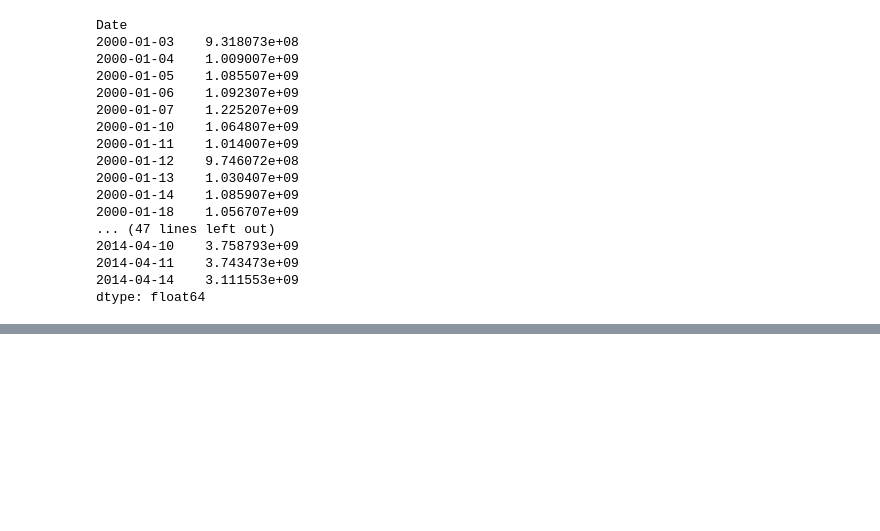
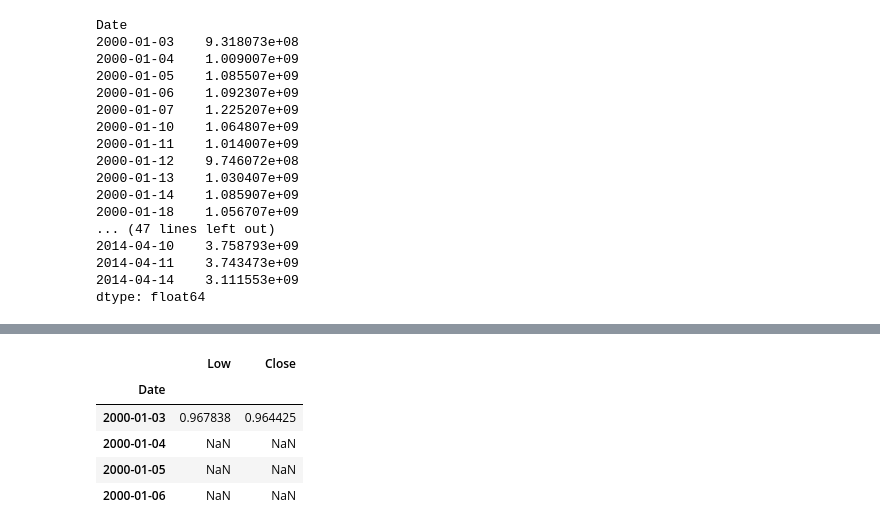
Before and after one commit to nilavghosh/OMSCS, a Jupyter notebook: PythonNoteBooks/Python for Finance - Plotting data.ipynb, the cells around one changed output, grey strips where cells are left out. Drawn from its saved outputs; the diff is of its cells as text; code cells hidden in the pictures; blank space fills up the shorter version.

```diff
--- a/PythonNoteBooks/Python for Finance - Plotting data.ipynb
+++ b/PythonNoteBooks/Python for Finance - Plotting data.ipynb
@@ -257,0 +407,9 @@ ImportError: No module named sympy.mpmath
+# %%
+spLow.shift(-3)/spLow
+# %% [output]
+|  | Low | Close |
+| Date |  |  |
+| 2000-01-03 | 0.967838 | 0.964425 |
+| 2000-01-04 | NaN | NaN |
+| 2000-01-05 | NaN | NaN |
+| 2000-01-06 | NaN | NaN |
```
Also changed, not shown: parts of 29 cells of this notebook, 9 other files.
